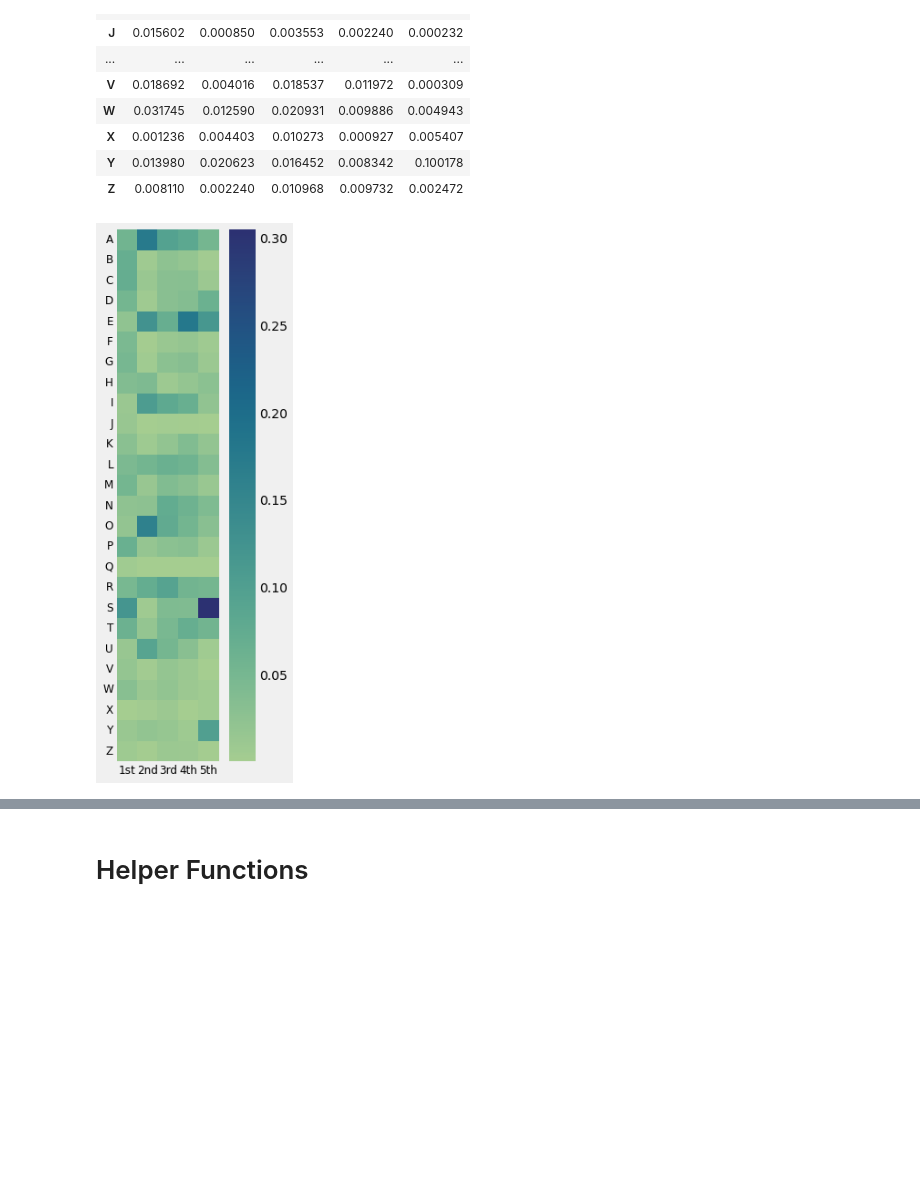
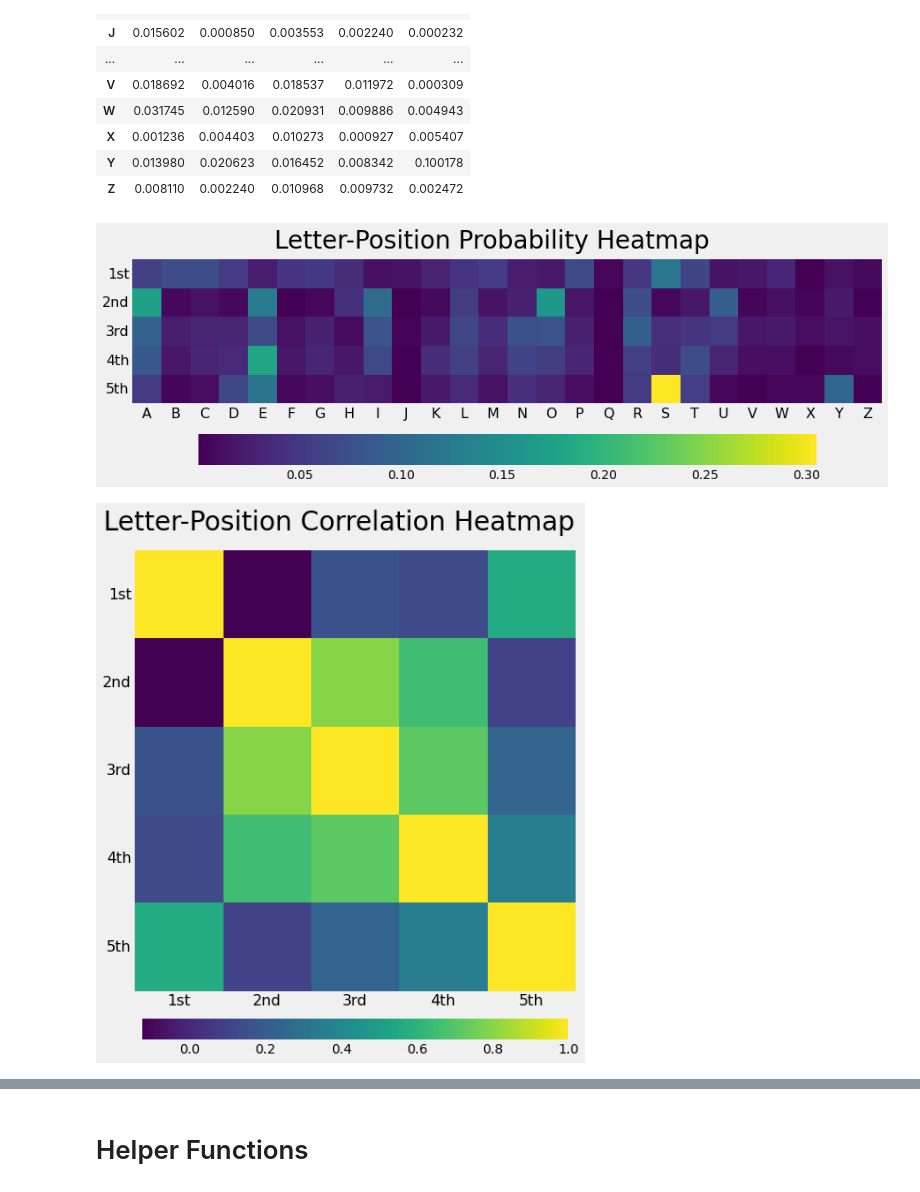
Before and after one commit to noah-kg/wordle-data-analysis, a Jupyter notebook: Wordle Analysis.ipynb, the cells around one changed output, grey strips where cells are left out. Cells and saved outputs as stored; diff of their text form; code cells hidden in the pictures; blank space fills up the shorter version.

Commit message:
added plot_fancy_heatmap - still needs work, but it's passable. More minor cleanup of comments

```diff
--- a/Wordle Analysis.ipynb
+++ b/Wordle Analysis.ipynb
@@ -251,10 +251,42 @@ letters
 | Y | 0.013980 | 0.020623 | 0.016452 | 0.008342 | 0.100178 |
 | Z | 0.008110 | 0.002240 | 0.010968 | 0.009732 | 0.002472 |
 # %%
-fig, ax = plt.subplots(figsize=(18,10))
-ax = sns.heatmap(letters, square=True, cmap='crest', cbar_kws={'shrink': 1, 'pad': 0.01})
-ax.set_yticklabels(ax.get_yticklabels(), rotation = 0, fontsize = 12)
-ax.set_xticklabels(ax.get_xticklabels(), rotation = 0, fontsize = 12)
+def plot_heatmap(data, horizontal=False):
+    if horizontal:
+        data = data.T
+        orientation = 'horizontal'
+        shrink = 0.9
+        pad = 0.15
+        fig_h = 4
+        title = 'Letter-Position Probability Heatmap'
+        y = 1
+    else:
+        orientation = 'horizontal'
+        shrink = 0.45
+        pad = 0.05
+        fig_h = 10
+        title = 'Letter-Position Correlation Heatmap'
+        y = 0.94
+
+    # if data.shape[0] == data.shape[1]:
+    #     mask = np.zeros_like(letter_matrix, dtype=bool)
+    #     mask[np.triu_indices_from(mask)] = True
+    # else:
+    mask = False
+
+    #figure details
+    fig = plt.figure(figsize=(16,fig_h))
+    fig.tight_layout()
+    fig.suptitle(title, y = y, fontsize=28, va = 'top')
+
+    #plot details
+    ax = sns.heatmap(data, square=True, mask=mask, cmap='viridis', cbar_kws={'shrink': shrink, 'orientation': orientation, 'pad': pad})
+    ax.set_yticklabels(ax.get_yticklabels(), rotation = 0, fontsize = 16)
+    ax.set_xticklabels(ax.get_xticklabels(), rotation = 0, fontsize = 16)
 plt.show()
+
+plot_heatmap(letters, 1)
+plot_heatmap(letters.corr())
 # %% [output]
-[figure, old version]
+[figure, new version]
+[figure, added]
```
Also changed, not shown: parts of 13 cells of this notebook.
